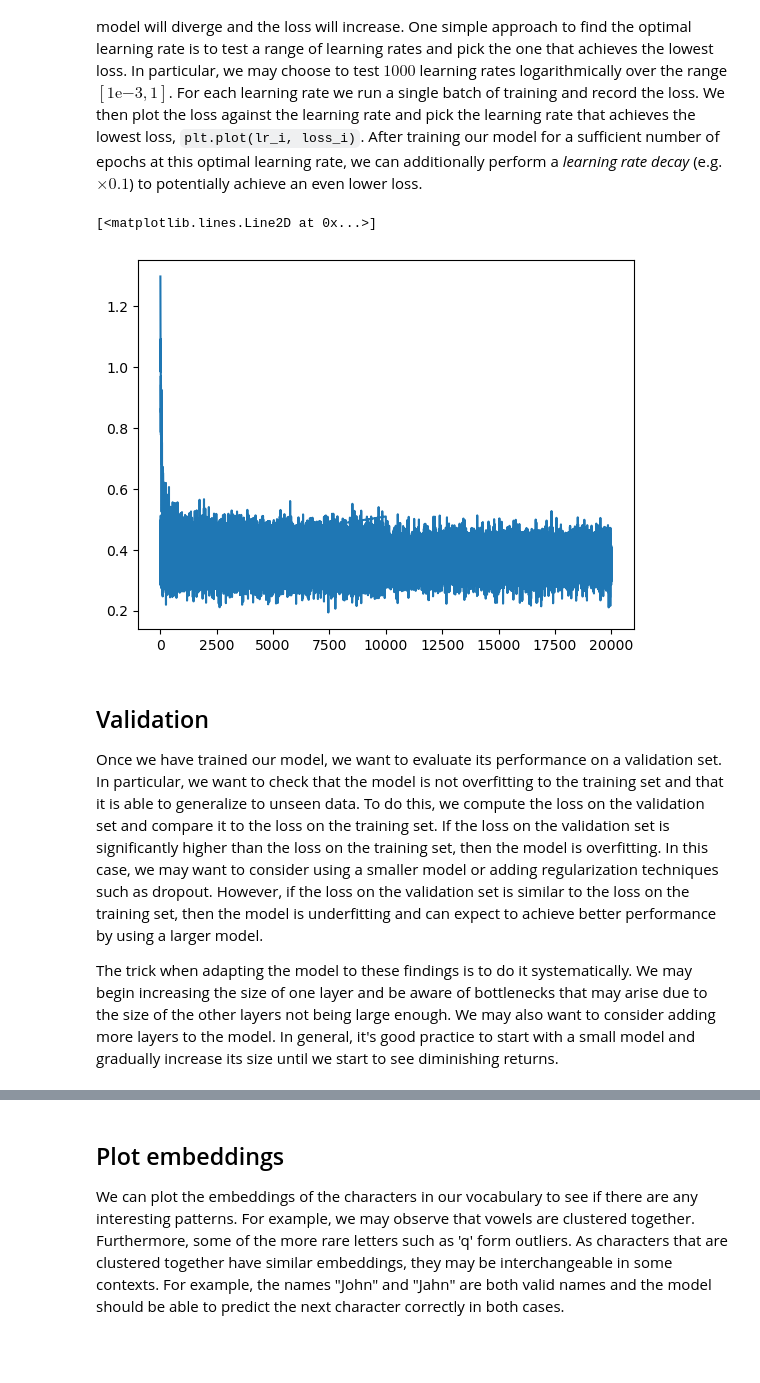
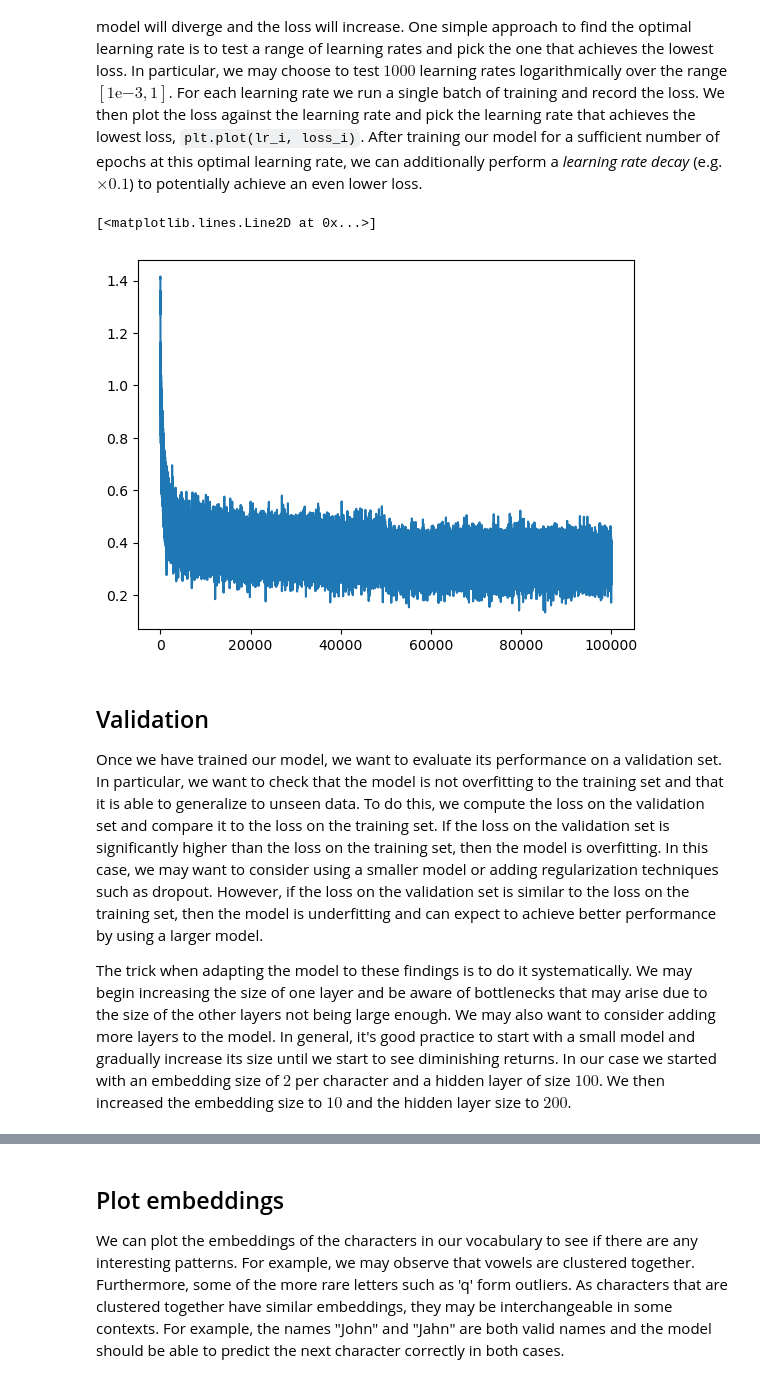
Before and after one commit to lapatric/makemore-tutorial, a Jupyter notebook: mm_mlp.ipynb, the cells around one changed output, grey strips where cells are left out. Saved outputs shown, nothing was run; the diff lists cells and outputs as text; code cells hidden in the pictures; blank space fills up the shorter version.

Commit message:
scale up model

```diff
--- a/mm_mlp.ipynb
+++ b/mm_mlp.ipynb
@@ -88,12 +88,12 @@ h1_dim = 100 # hidden layer dimension
 g = torch.Generator().manual_seed(2147483647)
 
 # Embedding layer
-C = torch.randn((27, 2), requires_grad=True, generator=g) # shape: (vocab_size, emb_dim)
+C = torch.randn((27, 10), requires_grad=True, generator=g) # shape: (vocab_size, emb_dim)
 # Hidden layer
-W1 = torch.randn((6, 100), requires_grad=True, generator=g) # shape: (block_size * emb_dim, h1_dim)
-b1 = torch.randn((100), requires_grad=True, generator=g) # shape: (h1_dim)
+W1 = torch.randn((30, 200), requires_grad=True, generator=g) # shape: (block_size * emb_dim, h1_dim)
+b1 = torch.randn((200), requires_grad=True, generator=g) # shape: (h1_dim)
 # Output layer
-W2 = torch.randn((100, 27), requires_grad=True, generator=g) # shape: (h1_dim, vocab_size)
+W2 = torch.randn((200, 27), requires_grad=True, generator=g) # shape: (h1_dim, vocab_size)
 b2 = torch.randn((27), requires_grad=True, generator=g) # shape: (vocab_size)
 
 parameters = [C, W1, b1, W2, b2]
@@ -123,13 +122,13 @@ step_i = []
 batch_size = 32
 
 # Training loop
-for i in range(10000):
+for i in range(50000):
     # mini-batch sampling
     batch_idxs = torch.randperm(len(Y_train))[:batch_size]
 
     # forward pass
     emb = C[X_train[batch_idxs]] # shape: (#samples, block_size, emb_dim)
-    h = torch.tanh(emb.view(-1, 6) @ W1 + b1) # shape: (#samples, hidden_dim)
+    h = torch.tanh(emb.view(-1, 30) @ W1 + b1) # shape: (#samples, hidden_dim)
     logits = h @ W2 + b2 # shape: (#samples, vocab_size)
     loss = F.cross_entropy(logits, Y_train[batch_idxs]) # shape: (1)
 
@@ -145,23 +144,22 @@ for i in range(10000):
 
     # track stats
     # lr_i.append(lre[i])
-    step_i.append(i)
     loss_i.append(loss.log10().item())
 
 # Plot loss vs. learning rate
 # plt.plot(lr_i, loss_i)
 # %%
 # A thick band of the loss curve indicates that our batch size may be too small, i.e. the gradients are too noisy.
-plt.plot(step_i, loss_i)
+plt.plot(loss_i)
 # %% [output]
 [<matplotlib.lines.Line2D at 0x...>]
-[figure, old version]
+[figure, new version]
 # %% [markdown]
 ## Validation
 
 Once we have trained our model, we want to evaluate its performance on a validation set. In particular, we want to check that the model is not overfitting to the training set and that it is able to generalize to unseen data. To do this, we compute the loss on the validation set and compare it to the loss on the training set. If the loss on the validation set is significantly higher than the loss on the training set, then the model is overfitting. In this case, we may want to consider using a smaller model or adding regularization techniques such as dropout. However, if the loss on the validation set is similar to the loss on the training set, then the model is underfitting and can expect to achieve better performance by using a larger model.
 
-The trick when adapting the model to these findings is to do it systematically. We may begin increasing the size of one layer and be aware of bottlenecks that may arise due to the size of the other layers not being large enough. We may also want to consider adding more layers to the model. In general, it's good practice to start with a small model and gradually increase its size until we start to see diminishing returns.
+The trick when adapting the model to these findings is to do it systematically. We may begin increasing the size of one layer and be aware of bottlenecks that may arise due to the size of the other layers not being large enough. We may also want to consider adding more layers to the model. In general, it's good practice to start with a small model and gradually increase its size until we start to see diminishing returns. In our case we started with an embedding size of $2$ per character and a hidden layer of size $100$. We then increased the embedding size to $10$ and the hidden layer size to $200$.
 # %%
 # forward pass for validation / testing
 def infer(X, Y):
```
Also changed, not shown: parts of 4 cells of this notebook.
